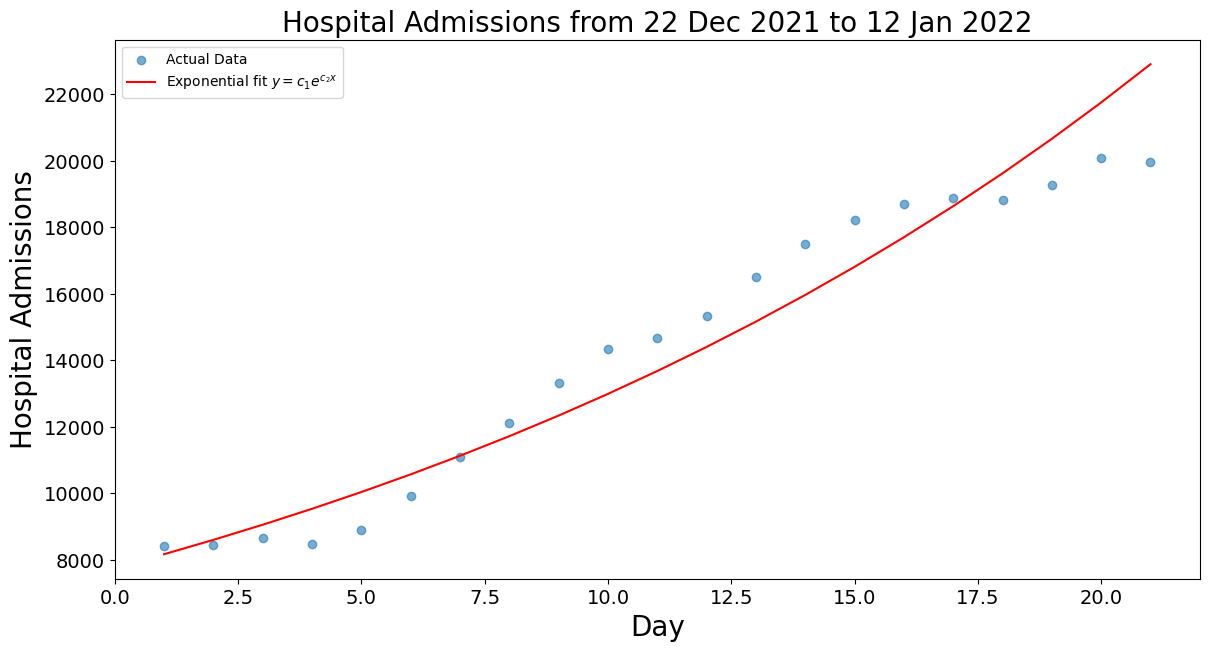
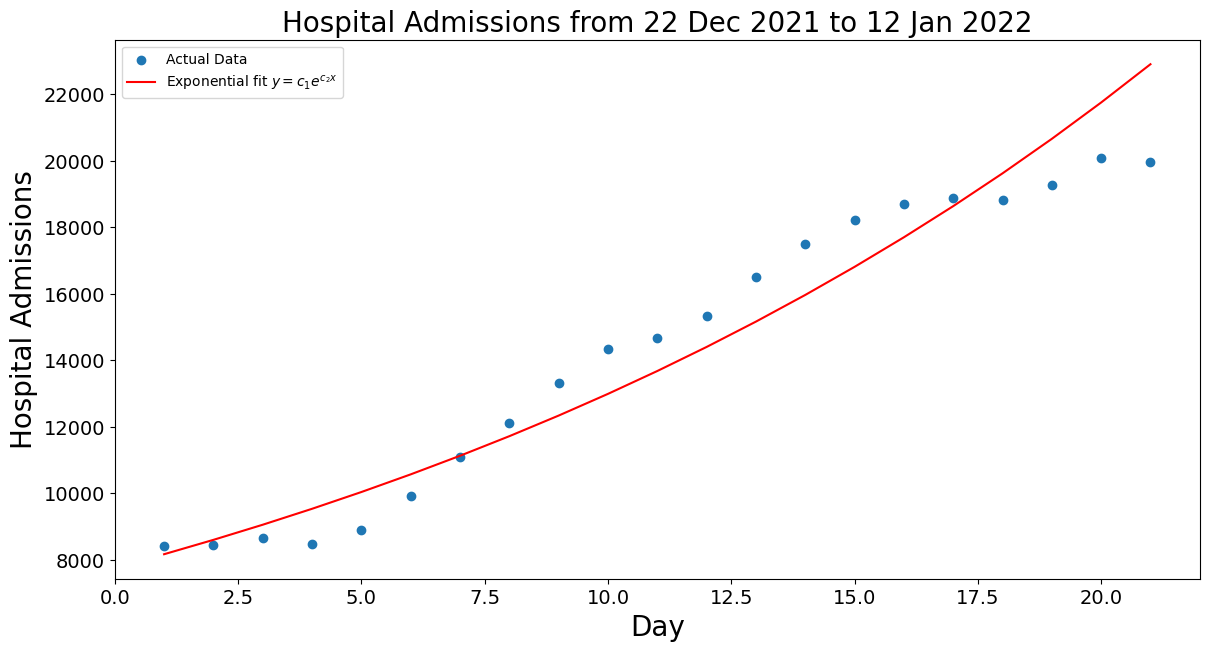
The notebook cell's code change between the first figure and the second:
--- before
+++ after
@@ -69,5 +69,5 @@
 
 # Plot scatterplot and exp. fit
-plt.scatter(xvals, yvals, label='Actual Data', alpha=0.6)
+plt.scatter(xvals, yvals, label='Actual Data')
 plt.plot(xvals, fit_yvals, color='red', label='Exponential fit $y = c_1 e^{c_2x}$')
 plt.xlabel('Day')

Commit: Further amendments after Final Submission (not submitted)